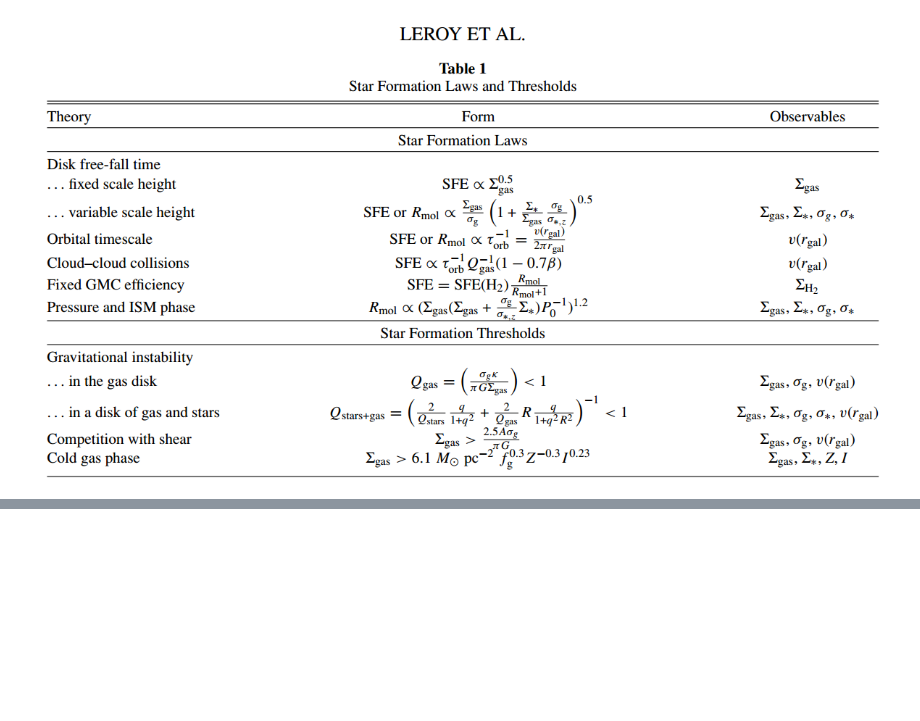
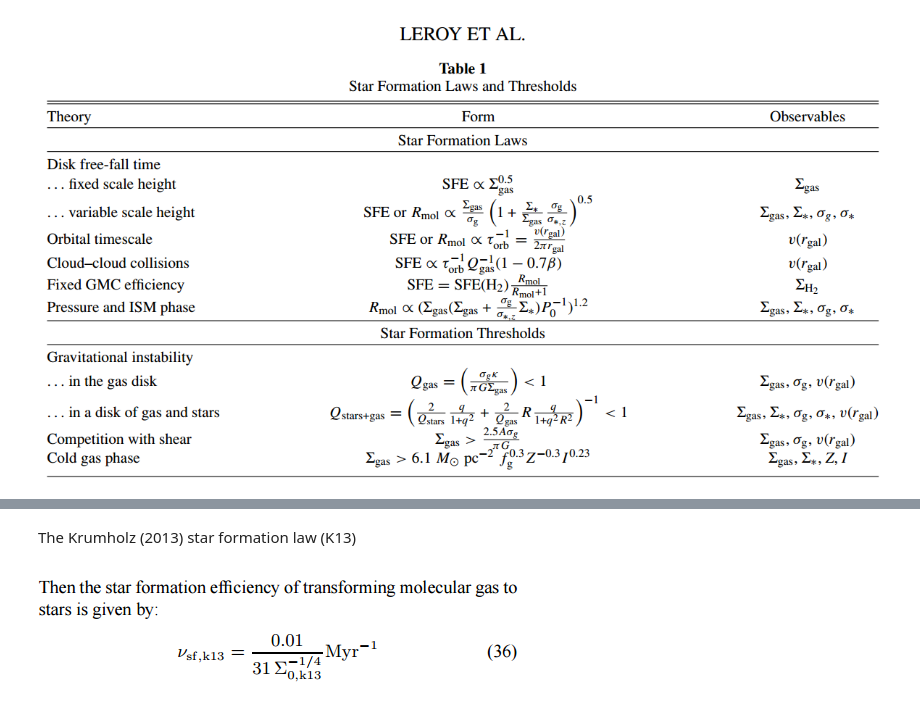
Before and after one commit to Amarchuk/2FInstability, a Jupyter notebook: notebooks/other_instabilities.ipynb, the cells around one changed output, grey strips where cells are left out. Cells and saved outputs as stored; diff of their text form; code cells hidden in the pictures; blank space fills up the shorter version.

```diff
--- a/notebooks/other_instabilities.ipynb
+++ b/notebooks/other_instabilities.ipynb
@@ -6,0 +17,6 @@ Image('leroy_other_mechanisms.png')
+# %% [markdown]
+The Krumholz (2013) star formation law (K13)
+# %%
+Image('K13.png')
+# %% [output]
+[figure, added]
```
Also changed, not shown: parts of 6 cells of this notebook, 15 other files.
